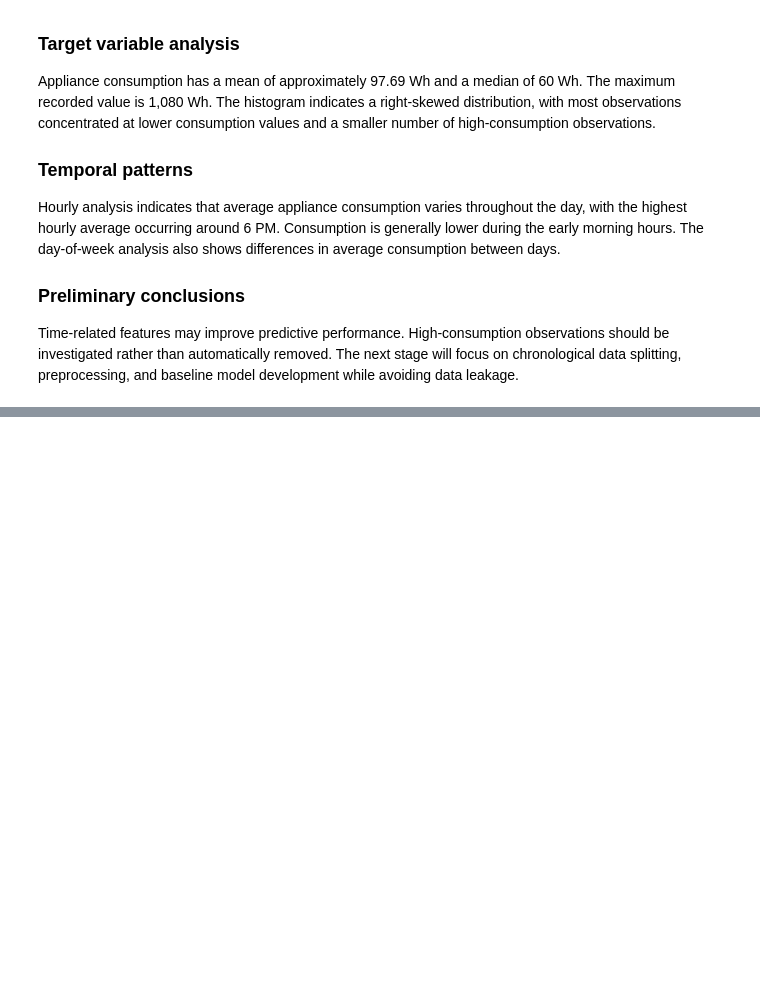
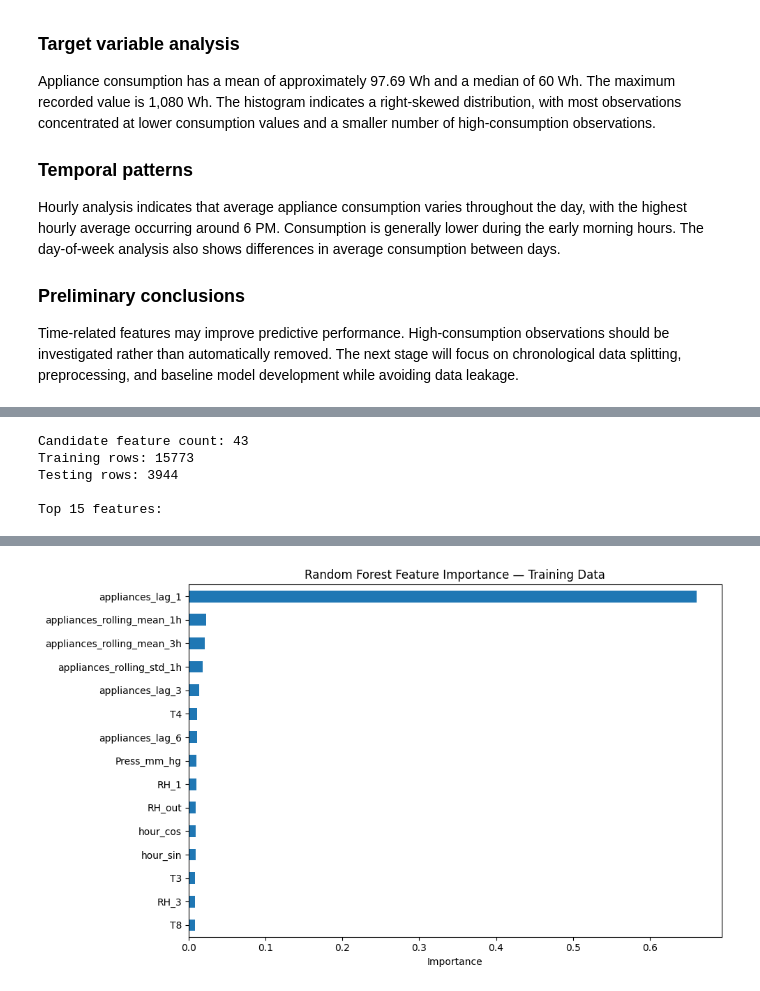
Before and after one commit to Dhanushka0626/Appliance-Energy-Prediction, a Jupyter notebook: Appliance_Energy_Prediction.ipynb, the cells around one changed output, grey strips where cells are left out. Cells and saved outputs as stored; diff of their text form; code cells hidden in the pictures; blank space fills up the shorter version.

```diff
--- a/Appliance_Energy_Prediction.ipynb
+++ b/Appliance_Energy_Prediction.ipynb
@@ -309,0 +904,75 @@ Time-related features may improve predictive performance. High-consumption obser
+# %%
+
+from sklearn.ensemble import RandomForestRegressor
+
+# Identify engineered and original numeric features
+target_column = "Appliances"
+
+excluded_columns = {
+    "date",
+    target_column
+}
+
+# Remove old exploratory integer columns because their
+# cyclical counterparts are also available
+excluded_columns.update({"hour", "day_of_week", "month"})
+
+candidate_features = [
+    col for col in model_df.columns
+    if col not in excluded_columns
+    and pd.api.types.is_numeric_dtype(model_df[col])
+]
+
+# Exclude rows where lag/rolling history is unavailable
+model_ready = (
+    model_df.replace([np.inf, -np.inf], np.nan)
+            .dropna(subset=candidate_features + [target_column])
+            .reset_index(drop=True)
+)
+
+# Chronological 80/20 split on the modelling table
+split_idx = int(len(model_ready) * 0.80)
+train_ready = model_ready.iloc[:split_idx].copy()
+test_ready = model_ready.iloc[split_idx:].copy()
+
+X_train_fs = train_ready[candidate_features]
+y_train_fs = train_ready[target_column]
+
+X_test_fs = test_ready[candidate_features]
+y_test_fs = test_ready[target_column]
+
+# Tree-based importance, trained on training data only
+rf_selector = RandomForestRegressor(
+    n_estimators=150,
+    min_samples_leaf=3,
+    random_state=42,
+    n_jobs=-1
+)
+
+rf_selector.fit(X_train_fs, y_train_fs)
+
+importance = pd.Series(
+    rf_selector.feature_importances_,
+    index=candidate_features,
+    name="Importance"
+).sort_values(ascending=False)
+
+print("Candidate feature count:", len(candidate_features))
+print("Training rows:", len(train_ready))
+print("Testing rows:", len(test_ready))
+
+print("\nTop 15 features:")
+display(importance.head(15).to_frame())
+
+plt.figure(figsize=(10, 6))
+importance.head(15).sort_values().plot(kind="barh")
+plt.title("Random Forest Feature Importance — Training Data")
+plt.xlabel("Importance")
+plt.tight_layout()
+plt.show()
+# %% [output]
+Candidate feature count: 43
+Training rows: 15773
+Testing rows: 3944
+
+Top 15 features:
@@ -309,0 +995 @@ Time-related features may improve predictive performance. High-consumption obser
+[figure, added]
```
Also changed, not shown: parts of 24 cells of this notebook.
